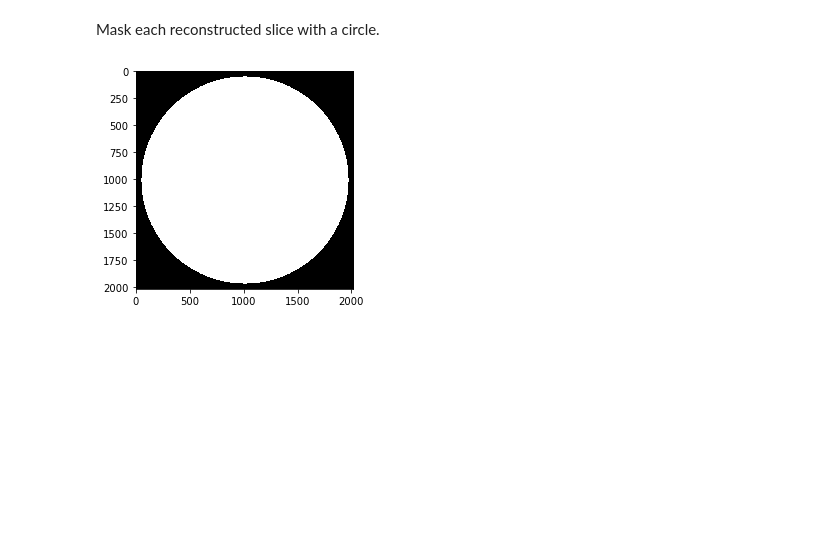
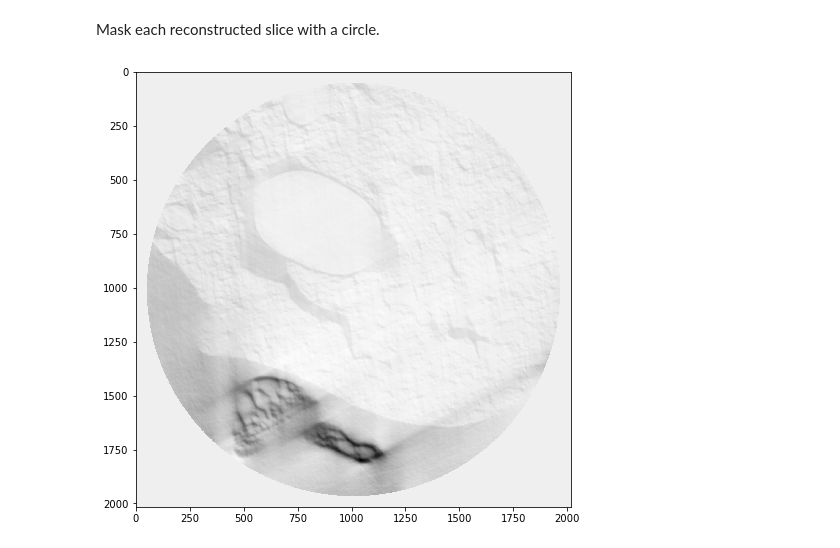
Before and after one commit to tomograms/tomography-notebooks, a Jupyter notebook: tomorec_lungs.ipynb, the cells around one changed output. Saved outputs shown, nothing was run; the diff lists cells and outputs as text; code cells hidden in the pictures; blank space fills up the shorter version.

Commit message:
Fixing tomorec_lungs notebook: only 50 slices used, minus_log moved behind phase retrieval, inverted reconstruction image scale

```diff
--- a/tomorec_lungs.ipynb
+++ b/tomorec_lungs.ipynb
@@ -13,7 +14,7 @@ import numpy as np
 Populating the interactive namespace from numpy and matplotlib
 # %%
 # Set the path to the micro-CT data to reconstruct.
-site_data_dir = '/data/staff/tomograms/test-data/' # tomograms test data at MAX IV
+site_data_dir = '/data/staff/tomograms' # tomograms test data at MAX IV
 #site_data_dir = '/projects/maxiv/staff/tomograms/test-data/' # tomograms test data at LUNARC
 
 print("Site data root directory: %s" % site_data_dir)
@@ -22,12 +23,12 @@ Site data root directory: /data/staff/tomograms/test-data/
 # %%
-# read to memory
+# load data
 
-with h5py.File(site_data_dir+'lungProject_data/VILI_mouse_5_pm2_e.h5','r') as fp:
-    proj = fp['exchange/data'][:,500:550,:]
+with h5py.File(site_data_dir+'/test-data/lungProject_data/VILI_mouse_5_pm2_e.h5','r') as fp:
+    proj = fp['exchange/data'][:,500:550,:] # [()]
 
-with h5py.File(site_data_dir+'lungProject_data/VILI_mouse_5_pm2_refs.h5','r') as ff:
-    flat = ff['exchange/data_white'][:,500:550,:]
-    dark = ff['exchange/data_dark'][:,500:550,:]
+with h5py.File(site_data_dir+'/test-data/lungProject_data/VILI_mouse_5_pm2_refs.h5','r') as ff:
+    flat = ff['exchange/data_white'][:,500:550,:] # [()]
+    dark = ff['exchange/data_dark'][:,500:550,:] # [()]
 
 print(proj.shape, flat.shape, dark.shape)
 # %% [output]
@@ -85,12 +86,12 @@ rot_center = rot_center+N//4
 def rec_sirtfbp(data, theta, rot_center, start=0, test_sirtfbp_iter = False):
 
     # Use test_sirtfbp_iter = True to test which number of iterations is suitable for your dataset
-    # Filters are saved in .mat files in "./¨
+    # Filters are saved in .mat files in "site_data_dir/tmp/"
     if test_sirtfbp_iter:
         nCol = data.shape[2]
-        output_name = './test_iter/'
+        output_name = site_data_dir+'/tmp/test_iter/'
         num_iter = [50,100,150]
-        filter_dict = sirtfilter.getfilter(nCol, theta, num_iter, filter_dir='./')
+        filter_dict = sirtfilter.getfilter(nCol, theta, num_iter, filter_dir=site_data_dir+'/tmp/')
         for its in num_iter:
             tomopy_filter = sirtfilter.convert_to_tomopy_filter(filter_dict[its], nCol)
             rec = tomopy.recon(data, theta, center=rot_center, algorithm='gridrec', filter_name='custom2d', filter_par=tomopy_filter)
@@ -100,7 +101,7 @@ def rec_sirtfbp(data, theta, rot_center, start=0, test_sirtfbp_iter = False):
     # Reconstruct object using sirt-fbp algorithm:
     num_iter = 100
     nCol = data.shape[2]
-    sirtfbp_filter = sirtfilter.getfilter(nCol, theta, num_iter, filter_dir='./')
+    sirtfbp_filter = sirtfilter.getfilter(nCol, theta, num_iter, filter_dir=site_data_dir+'/tmp/')
     tomopy_filter = sirtfilter.convert_to_tomopy_filter(sirtfbp_filter, nCol)
     rec = tomopy.recon(data, theta, center=rot_center, algorithm='gridrec', filter_name='custom2d', filter_par=tomopy_filter)
 
@@ -136,7 +137,8 @@ Mask each reconstructed slice with a circle.
 # %%
 recon = tomopy.circ_mask(recon, axis=0, ratio=0.95)
 # %%
-plt.imshow(recon[0, :,:], cmap='Greys_r')
+plt.figure(figsize=(9,8))
+plt.imshow(recon[0,:,:], cmap='Greys')
 plt.show()
 # %% [output]
-[figure, old version]
+[figure, new version]
```
Also changed, not shown: parts of 9 cells of this notebook.
